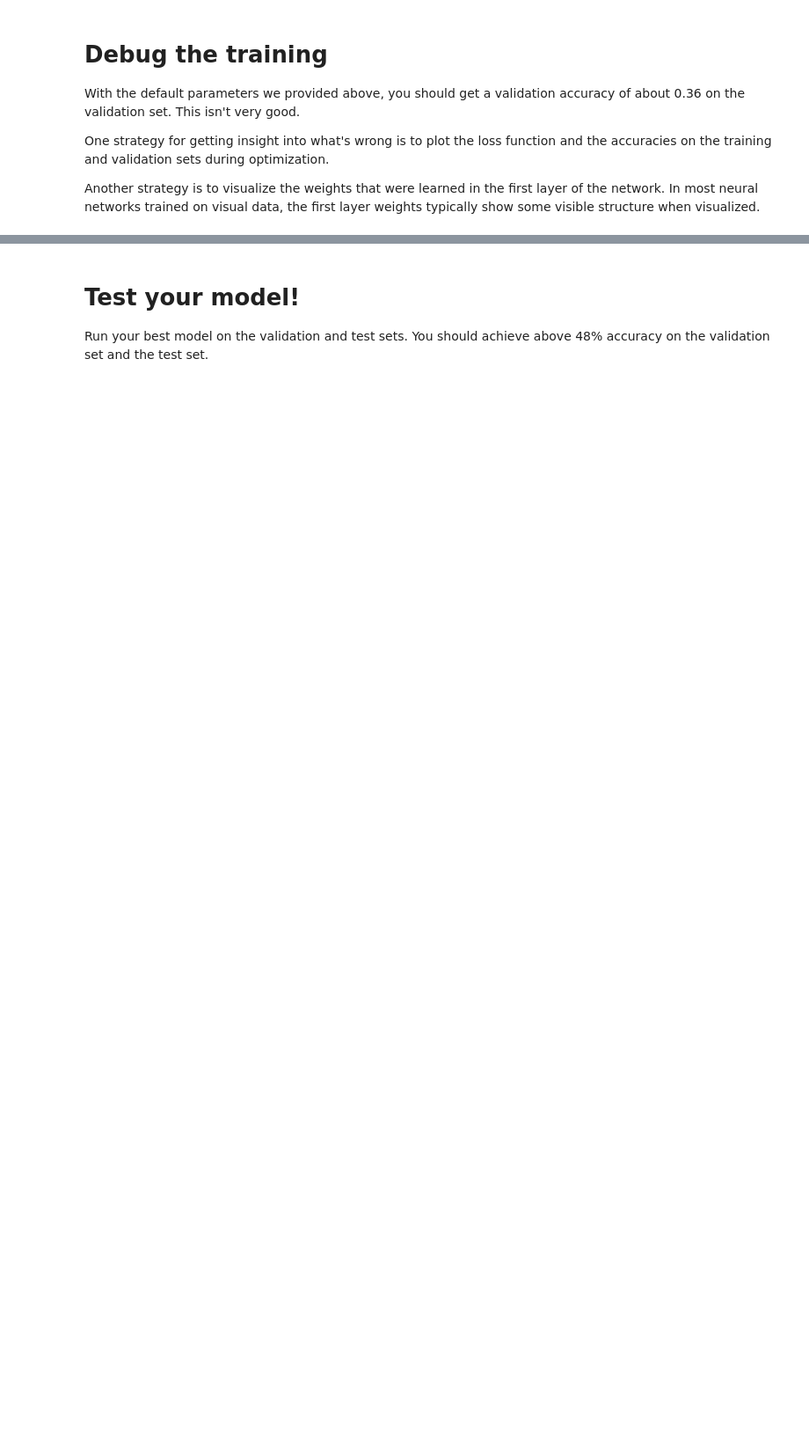
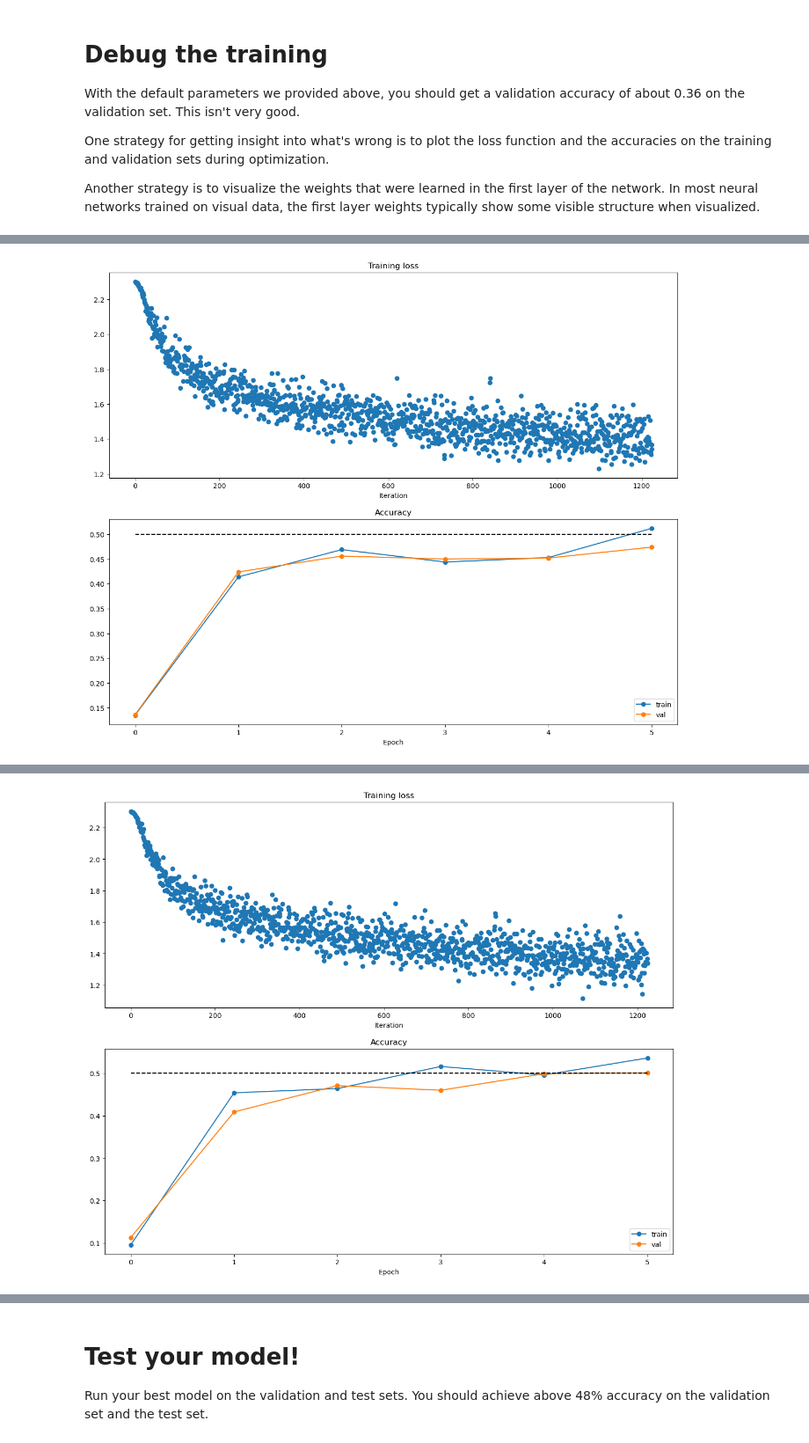
Before and after one commit to Snak0067/cs231, a Jupyter notebook: two_layer_net.ipynb, the cells around one changed output, grey strips where cells are left out. Shown at 88% size. Drawn from its saved outputs; the diff is of its cells as text; code cells hidden in the pictures; blank space fills up the shorter version.

```diff
--- a/two_layer_net.ipynb
+++ b/two_layer_net.ipynb
@@ -338,19 +338,26 @@ b2 relative error: 9.09e-10
 # Solver
 Open the file `cs231n/solver.py` and read through it to familiarize yourself with the API. You also need to implement the `sgd` function in `cs231n/optim.py`. After doing so, use a `Solver` instance to train a `TwoLayerNet` that achieves about `36%` accuracy on the validation set.
 # %%
+from cs231n.data_utils import get_CIFAR10_data, preprocess_data
 input_size = 32 * 32 * 3
 hidden_size = 50
 num_classes = 10
-model = TwoLayerNet(input_size, hidden_size, num_classes)
-solver = None
 
 ##############################################################################
 # TODO: Use a Solver instance to train a TwoLayerNet that achieves about 36% #
 # accuracy on the validation set.                                            #
 ##############################################################################
 # *****START OF YOUR CODE (DO NOT DELETE/MODIFY THIS LINE)*****
+np.random.seed(0)
 
-pass
+model = TwoLayerNet(input_size, hidden_size, num_classes)
+solver = Solver(model, data,
+                update_rule='sgd',
+                optim_config={'learning_rate': 1e-4, },
+                lr_decay=0.95,
+                num_epochs=5, batch_size=200,
+                print_every=100)
+solver.train()
 
 # *****END OF YOUR CODE (DO NOT DELETE/MODIFY THIS LINE)*****
 ##############################################################################
@@ -406,6 +436,27 @@ show_net_weights(model)
 # %%
-best_model = None
+from cs231n.classifiers.fc_net import *
+from cs231n.data_utils import get_CIFAR10_data, preprocess_data
+from cs231n.gradient_check import eval_numerical_gradient, eval_numerical_gradient_array
+from cs231n.solver import Solver
+import matplotlib.pyplot as plt
+best_model = None # store the best model into this
+best_acc = 0
 
+def show_loss_acc(solver):
+    plt.subplot(2, 1, 1)
+    plt.title('Training loss')
+    plt.plot(solver.loss_history, 'o')
+    plt.xlabel('Iteration')
+
+    plt.subplot(2, 1, 2)
+    plt.title('Accuracy')
+    plt.plot(solver.train_acc_history, '-o', label='train')
+    plt.plot(solver.val_acc_history, '-o', label='val')
+    plt.plot([0.5] * len(solver.val_acc_history), 'k--')
+    plt.xlabel('Epoch')
+    plt.legend(loc='lower right')
+    plt.gcf().set_size_inches(15, 12)
+    plt.show()
 
 #################################################################################
 # TODO: Tune hyperparameters using the validation set. Store your best trained  #
@@ -421,9 +472,35 @@ best_model = None
 #################################################################################
 # *****START OF YOUR CODE (DO NOT DELETE/MODIFY THIS LINE)*****
 
-pass
+X_train, y_train, X_val, y_val, X_test, y_test, X_dev, y_dev = preprocess_data()
+input_size = 32 * 32 * 3
+num_classes = 10
+data = {
+    'X_train': X_train,
+    'y_train': y_train,
+    'X_val': X_val,
+    'y_val': y_val
+}
 
+for batch_size in [200, 400]:
+    for lr in [1e-3, 1e-4, 1e-5]:
+        for hidden_size in [50, 100, 200]:
+            model = TwoLayerNet(input_size, hidden_size, num_classes)
+            solver = Solver(model, data,
+                            update_rule='sgd',
+                            optim_config={'learning_rate': lr, },
+                            lr_decay=0.95,
+                            num_epochs=5, batch_size=batch_size,
+                            print_every=100)
+            solver.train()
+            print('batch_size = %d, lr = %f, hidden size = %f, Valid_accuracy: %f' % (
+                batch_size, lr, hidden_size, solver.best_val_acc))
+            if solver.best_val_acc > best_acc:
+                best_acc = solver.best_val_acc
+                best_model = solver
+            show_loss_acc(solver)
 # *****END OF YOUR CODE (DO NOT DELETE/MODIFY THIS LINE)*****
 ################################################################################
 #                              END OF YOUR CODE                                #
 ################################################################################
+# %% [output]
@@ -429,0 +527 @@ pass
+[figure, added]
@@ -429,0 +548 @@ pass
+[figure, added]
```
Also changed, not shown: parts of 6 cells of this notebook, 4 other files.
